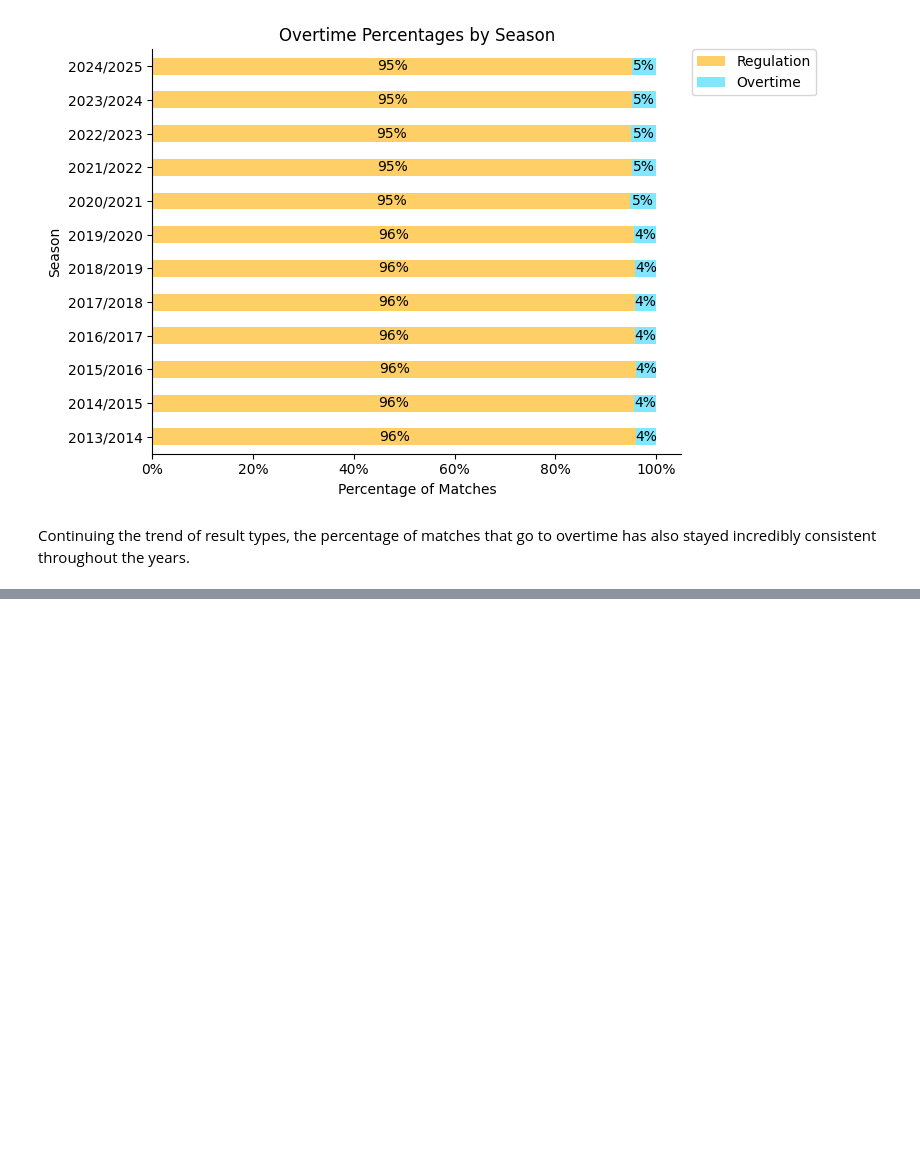
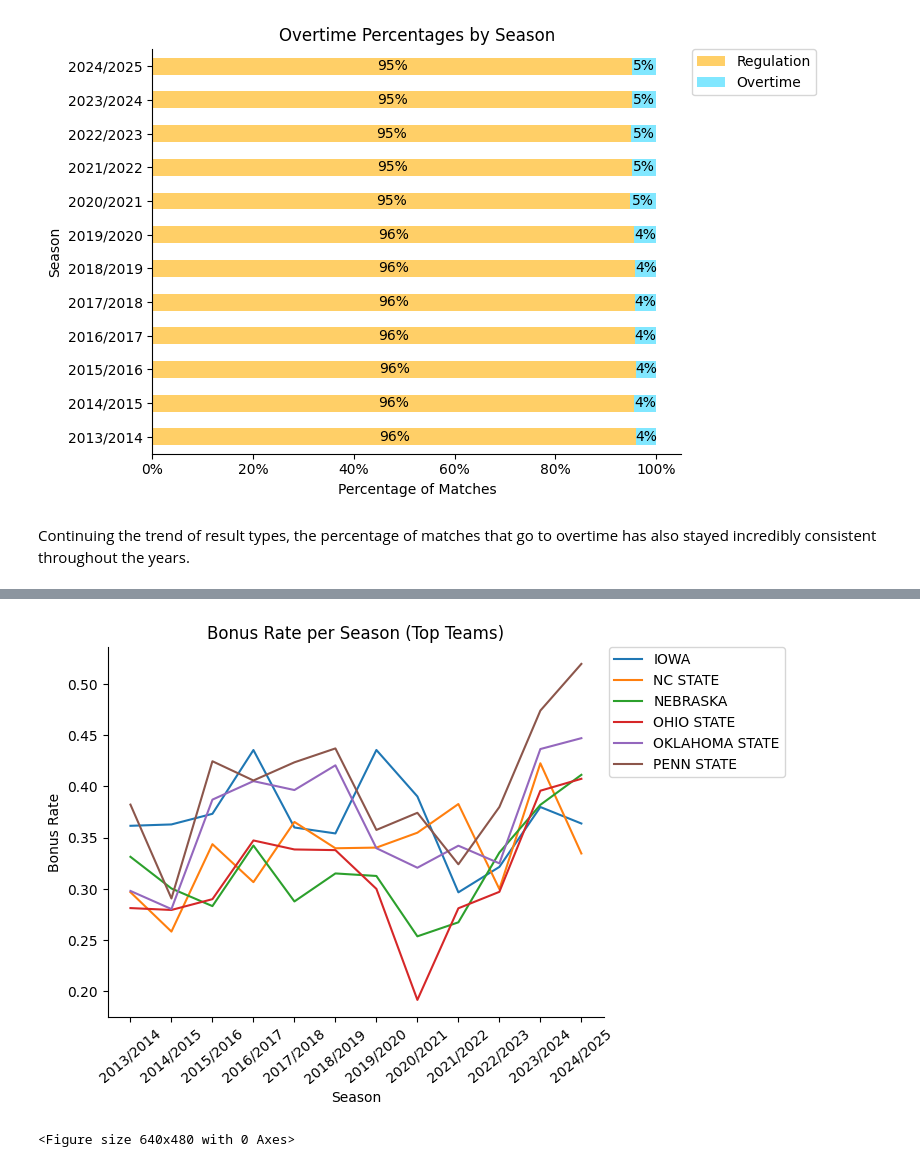
Before and after one commit to Silver0524/NCAA-Wrestling-Predictor, a Jupyter notebook: notebooks/eda.ipynb, the cells around one changed output, grey strips where cells are left out. Cells and saved outputs as stored; diff of their text form; code cells hidden in the pictures; blank space fills up the shorter version.

```diff
--- a/notebooks/eda.ipynb
+++ b/notebooks/eda.ipynb
@@ -430,0 +495,17 @@ plt.show()
+# %%
+# Selecting top 6 teams by bonus percentage
+top_teams_bonus = team_stats.sort_values('bonus_rate', ascending=False).head(6).index.tolist()
+
+# Line chart of yearly bonus win percentage for top teams
+sns.lineplot(
+    data=team_season_stats[team_season_stats['wrestler_school'].isin(top_teams_bonus)],
+    x='season', y='bonus_rate', hue='wrestler_school'
+)
+plt.legend(bbox_to_anchor=(1.01, 1), loc='upper left', borderaxespad=0)
+label_and_despine('Bonus Rate per Season (Top Teams)', 'Season', 'Bonus Rate')
+plt.xticks(rotation=40)
+plt.show()
+plt.savefig('../output/figures/bonus_win_rate_by_season_top_teams.png')
+# %% [output]
+[figure, added]
+<Figure size 640x480 with 0 Axes>
```
Also changed, not shown: parts of 24 cells of this notebook, 12 other files.
